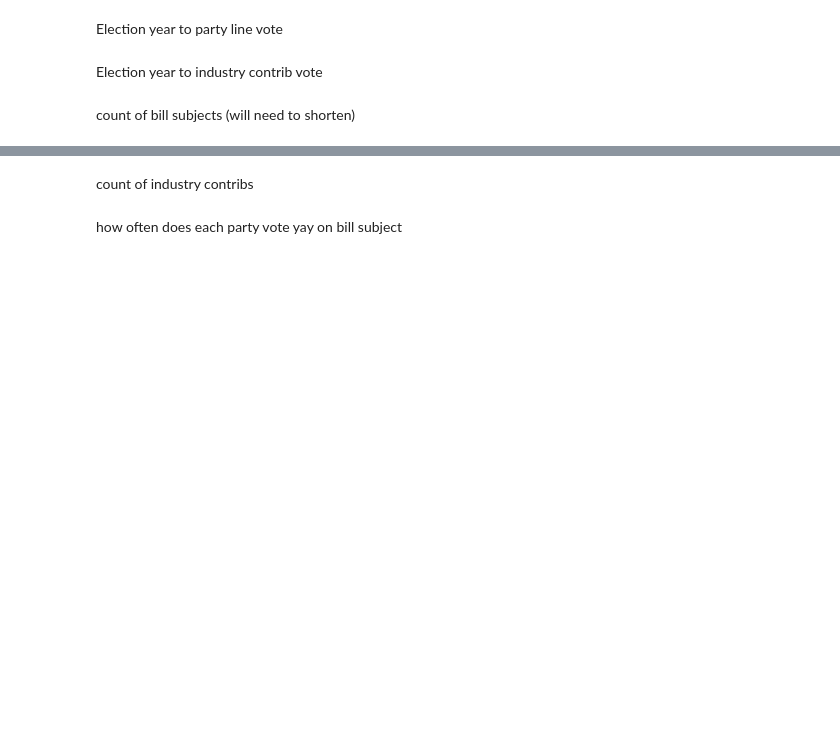
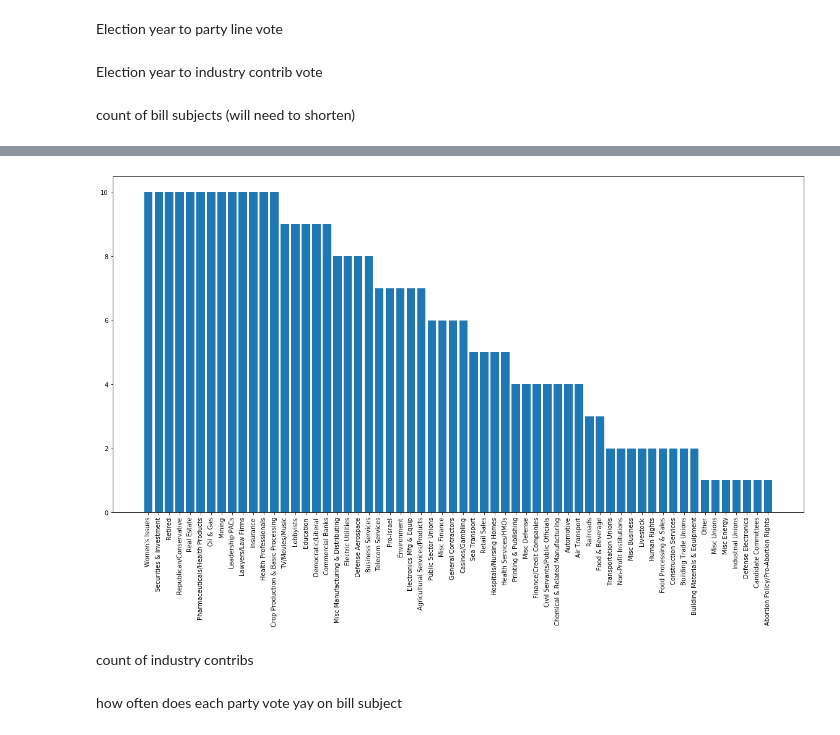
Before and after one commit to zapatos24/senator_nlp_vote_prediction, a Jupyter notebook: Ideas_for_EDA.ipynb, the cells around one changed output, grey strips where cells are left out. Cells and saved outputs as stored; diff of their text form; code cells hidden in the pictures; blank space fills up the shorter version.

```diff
--- a/Ideas_for_EDA.ipynb
+++ b/Ideas_for_EDA.ipynb
@@ -14,3 +85,26 @@ count of bill subjects (will need to shorten)
+# %%
+industries = []
+for i in range(10):
+    temp_industry = main_df['Industry_{}'.format(i)].unique()
+    industries += list(temp_industry)
+
+industries = [x for x in industries if pd.notna(x)]
+# %%
+count_industry = []
+for i in sorted(set(industries)):
+    count_industry.append((industries.count(i), i))
+
+sorted(count_industry)
+
+x = [x[1] for x in sorted(count_industry, reverse=True)]
+y = [x[0] for x in sorted(count_industry, reverse=True)]
+
+plt.figure(figsize=(20,10))
+plt.bar(x,y)
+plt.xticks(rotation=90)
+plt.show()
+# %% [output]
+[figure, added]
 # %% [markdown]
 count of industry contribs
 # %% [markdown]
```
Also changed, not shown: parts of 6 cells of this notebook, 1 other file.
